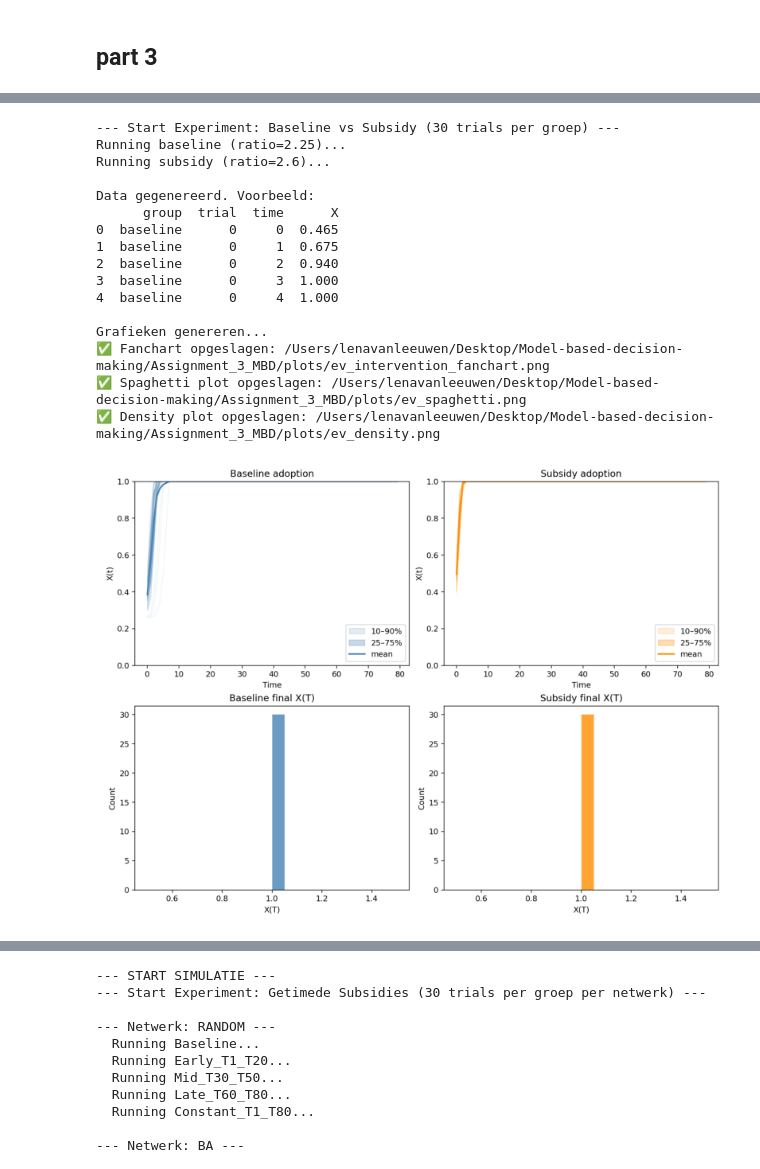
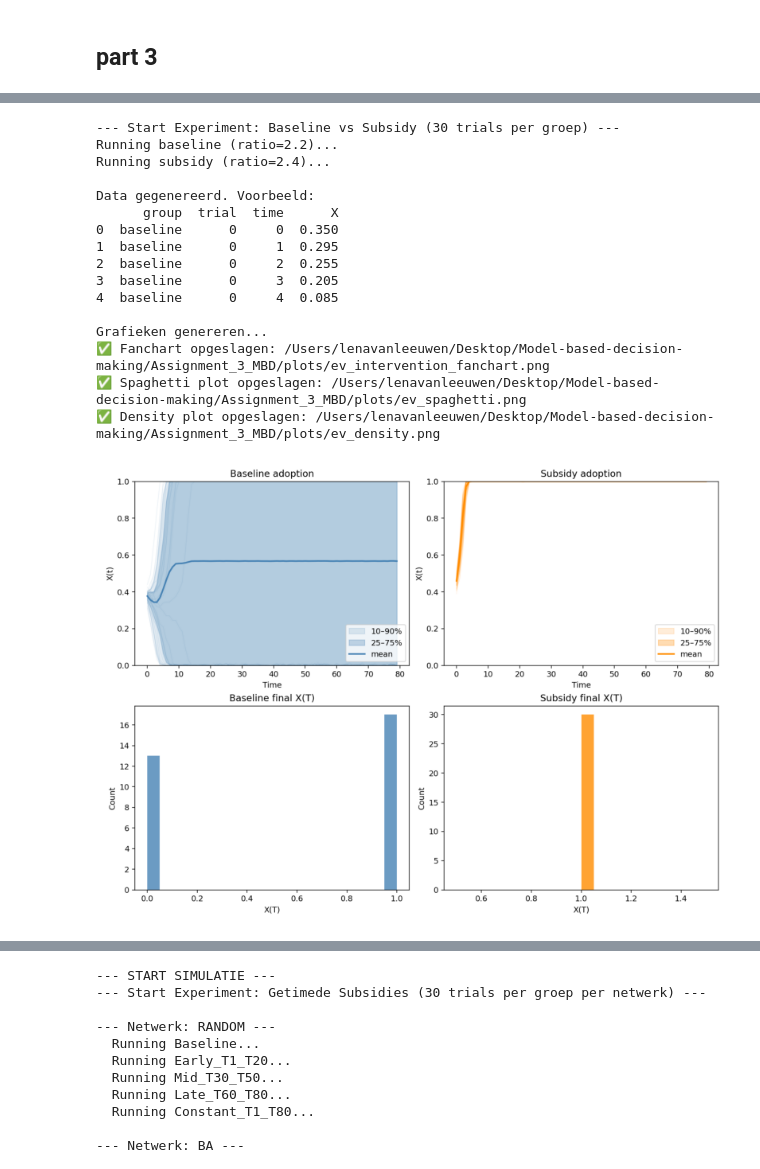
Before and after one commit to LenavanLeeuwen04/Assignment_3_MBD, a Jupyter notebook: testLena.ipynb, the cells around one changed output, grey strips where cells are left out. Cells and saved outputs as stored; diff of their text form; code cells hidden in the pictures.

```diff
--- a/testLena.ipynb
+++ b/testLena.ipynb
@@ -246,6 +246,16 @@ class EVStagHuntModel(Model):
             return 0.0
         return sum(1 for a in agents if a.strategy == "C") / len(agents)
 
+    def calculate_current_a0(self, current_time):
+        is_intervention_active = (
+            current_time >= self.subsidy_start_t
+            and current_time < self.subsidy_end_t
+        )
+        if is_intervention_active:
+            return self.base_a0 + self.subsidy_a0_boost
+        else:
+            return self.base_a0
+
     # ####################
     # Model step function
     #
@@ -257,16 +267,7 @@ class EVStagHuntModel(Model):
     #######################
 
     def step(self):
-
-        # --- APPLY SUBSIDY (BEFORE AGENTS MOVE) ---
-        if (
-            self.subsidy_start_t is not None
-            and self.subsidy_start_t <= self.step_count <= self.subsidy_end_t
-        ):
-            self.current_a0 = self.base_a0 + self.subsidy_a0_boost
-        else:
-            self.current_a0 = self.base_a0
-
+        self.current_a0 = self.calculate_current_a0(self.step_count)
         self.schedule.step() # advance all agents
 
         X = self.get_adoption_fraction() # compute adoption fraction after all agents have advanced
@@ -2515,7 +2609,7 @@ def run_network_analysis_with_curves_repro(model_cls, base_model_kwargs, trials=
     """
     results = {}
     curves = {}
-    base_seed = base_model_kwargs.get("seed", 42)
+    base_seed = 42
 
     network_types = ["grid", "small_world", "scale_free", "erdos_renyi"]
 
@@ -2526,11 +2620,8 @@ def run_network_analysis_with_curves_repro(model_cls, base_model_kwargs, trials=
         tipping_vals = []
         network_curves = []
 
-        for trial in range(trials):
-            trial_seed = base_seed + idx*1000 + trial
-            np.random.seed(trial_seed)
-            import random
-            random.seed(trial_seed)
+        for trial_id in range(trials):
+            trial_seed = base_seed + trial_id
 
             # Genereer netwerk per trial
             if net_type == "grid":
@@ -2548,6 +2639,8 @@ def run_network_analysis_with_curves_repro(model_cls, base_model_kwargs, trials=
             kwargs["seed"] = trial_seed
             kwargs["network_type"] = None  # We geven graph direct mee
             model = model_cls(**kwargs, graph=G)
+            model.node_mapping = {agent: node for agent, node in zip(model.schedule.agents, G.nodes())}
+
 
             history = []
             for t in range(T):
@@ -2603,7 +2696,7 @@ def run_network_analysis_with_curves_repro(model_cls, base_model_kwargs, trials=
 
     return df_metrics, curves
 
-ratio = 2.25
+ratio = 2.15
 a0_val = ratio * 1.0 - 2.0 * 0.05  # b=1.0, beta_I=2.0, I0=0.05
 
 params = {
@@ -2614,15 +2707,13 @@ params = {
     "g_I": 0.10,
     "a0": a0_val,
     "T": 100,
-    "tol": 1e-3,
     "patience": 10,
     "collect": False,
     "strategy_choice_func": "logit",
     "tau": 1.0,
-    "seed": 42  # vaste seed voor reproduceerbaarheid
 }
 
 # Gebruik
-metrics_df, curves_dict = run_network_analysis_with_curves(EVStagHuntModel, params, trials=40, T=100)
+metrics_df, curves_dict = run_network_analysis_with_curves_repro(EVStagHuntModel, params, trials=40, T=100)
 print(metrics_df)
 # %% [output]
@@ -2916,8 +3026,8 @@ def run_intervention_comparison(n_trials=30, T=100):
     # Baseline: ratio=2.3 (net op het randje van tipping)
     # Subsidy: ratio=2.8 (sterkere stimulans, zou adoptie moeten versnellen)
     scenarios = {
-        "baseline": {"ratio": 2.25},
-        "subsidy":  {"ratio": 2.6}
+        "baseline": {"ratio": 2.2},
+        "subsidy":  {"ratio": 2.4}
     }
 
     # Algemene instellingen (overeenkomstig met jouw model defaults)
@@ -3002,38 +3112,38 @@ if __name__ == "__main__":
 
         # 2. Spaghetti Plot (Individuele lijnen)
         path2 = plot_spaghetti(traces_df)
         print(f"✅ Spaghetti plot opgeslagen: {path2}")
 
         # 3. Density Plot (Heatmap van verdeling over tijd)
         path3 = plot_density(traces_df)
         print(f"✅ Density plot opgeslagen: {path3}")
 
         # Optioneel: Toon de fanchart direct als je in Jupyter/Colab werkt
         img = plt.imread(path1)
         plt.figure(figsize=(10, 8))
         plt.imshow(img)
         plt.axis('off')
         plt.show()
 
     except Exception as e:
         print(f"❌ Er ging iets mis bij het plotten: {e}")
         import traceback
         traceback.print_exc()
 # %% [output]
 --- Start Experiment: Baseline vs Subsidy (30 trials per groep) ---
-Running baseline (ratio=2.25)...
-Running subsidy (ratio=2.6)...
+Running baseline (ratio=2.2)...
+Running subsidy (ratio=2.4)...
 
 Data gegenereerd. Voorbeeld:
       group  trial  time      X
-0  baseline      0     0  0.465
-1  baseline      0     1  0.675
-2  baseline      0     2  0.940
-3  baseline      0     3  1.000
-4  baseline      0     4  1.000
+0  baseline      0     0  0.350
+1  baseline      0     1  0.295
+2  baseline      0     2  0.255
+3  baseline      0     3  0.205
+4  baseline      0     4  0.085
 
 Grafieken genereren...
 ✅ Fanchart opgeslagen: /Users/lenavanleeuwen/Desktop/Model-based-decision-making/Assignment_3_MBD/plots/ev_intervention_fanchart.png
 ✅ Spaghetti plot opgeslagen: /Users/lenavanleeuwen/Desktop/Model-based-decision-making/Assignment_3_MBD/plots/ev_spaghetti.png
 ✅ Density plot opgeslagen: /Users/lenavanleeuwen/Desktop/Model-based-decision-making/Assignment_3_MBD/plots/ev_density.png
-[figure, old version]
+[figure, new version]
```
Also changed, not shown: parts of 24 cells of this notebook.
